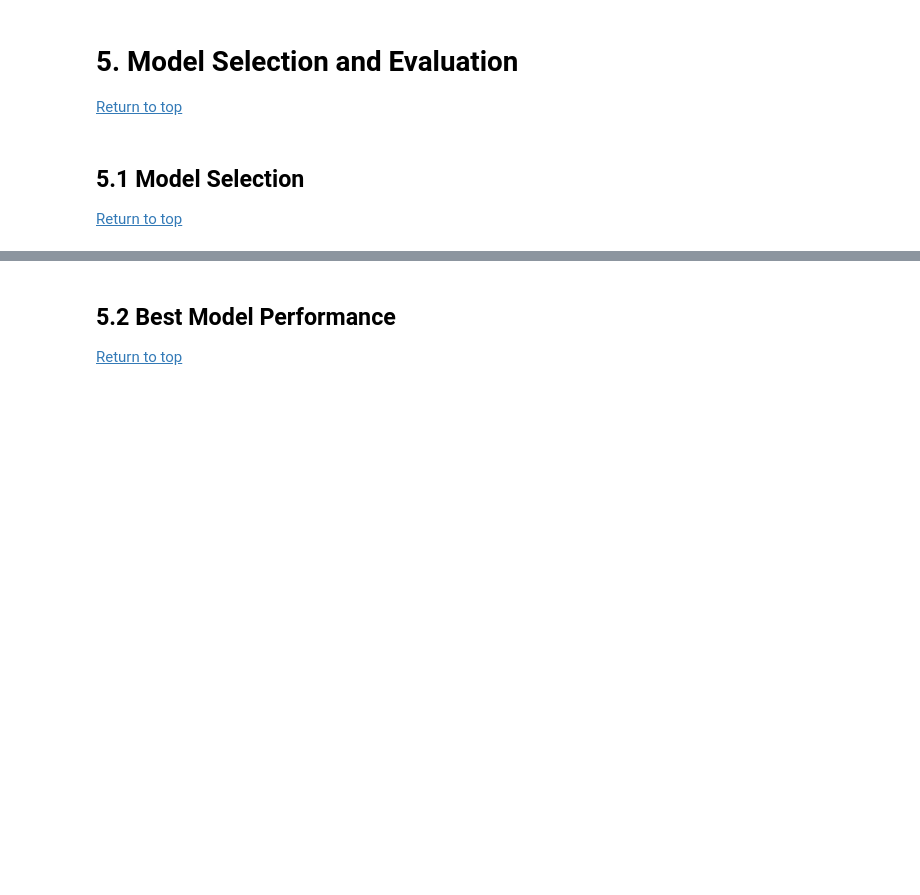
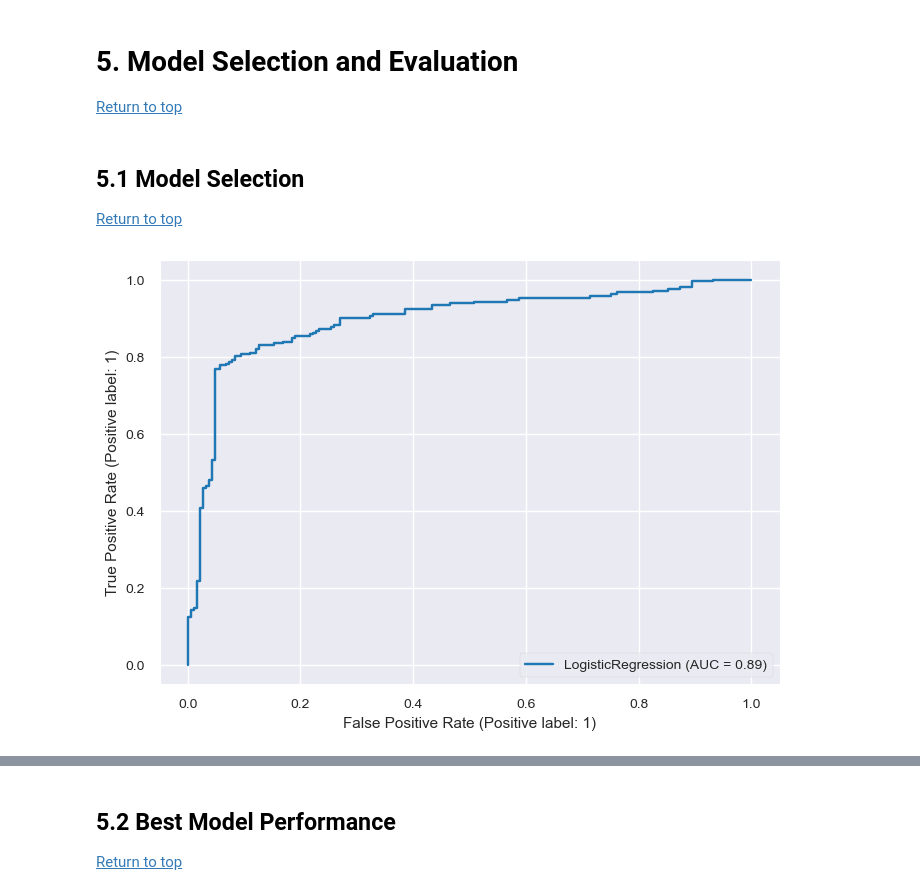
Before and after one commit to stevenworthington/cs109a_final_project, a Jupyter notebook: code/cs109a_final_report.ipynb, the cells around one changed output, grey strips where cells are left out. Drawn from its saved outputs; the diff is of its cells as text; code cells hidden in the pictures; blank space fills up the shorter version.

```diff
--- a/code/cs109a_final_report.ipynb
+++ b/code/cs109a_final_report.ipynb
@@ -344,3 +376,26 @@ Repeated $k$-fold CV.
 ## 4.5 Model Training
 
 [Return to top](#Notebook-Contents)
+# %%
+##### TEST ######
+from sklearn import datasets
+
+random_state = 416
+# Create dataset for binary classification with 5 predictors
+X, y = datasets.make_classification(n_samples=1000,
+                                    n_features=5,
+                                    n_informative=3,
+                                    n_redundant=2,
+                                    random_state=random_state)
+
+# Split into training and test
+X_train, X_test, y_train, y_test = train_test_split(X, y,
+                                                    test_size=.4,
+                                                    random_state=random_state)
+
+# Create classifier using logistic regression
+clf = LogisticRegression(random_state=random_state)
+clf.fit(X_train, y_train)
+
+# Get the predicited probability of testing data
+y_score = clf.predict_proba(X_test)[:, 1]
@@ -354,3 +437,8 @@ Repeated $k$-fold CV.
 ## 5.1 Model Selection
 
 [Return to top](#Notebook-Contents)
+# %%
+# ROC Curve
+RocCurveDisplay.from_estimator(clf, X_test, y_test);
+# %% [output]
+[figure, added]
```
Also changed, not shown: parts of 13 cells of this notebook, 1 other file.
